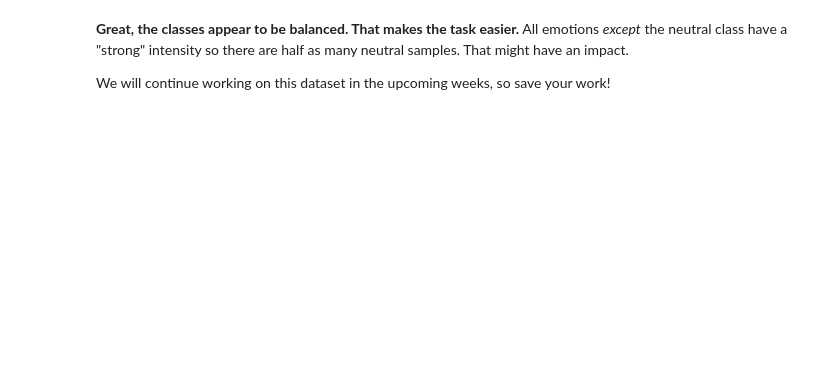
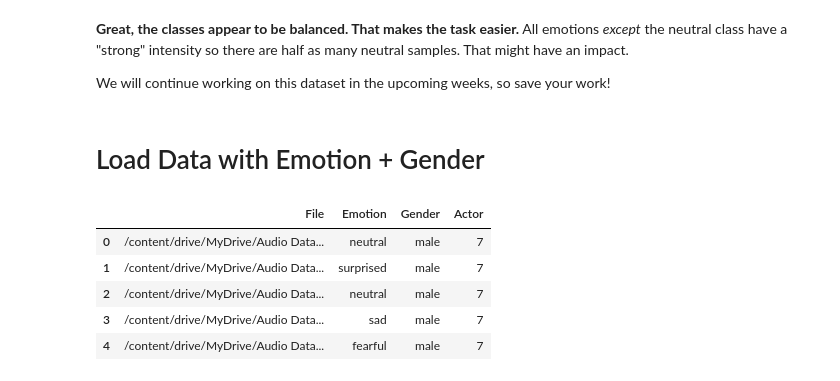
Before and after one commit to jcvancity2022/Week2-DataPreprocessing, a Jupyter notebook: Week 2.ipynb, the cells around one changed output. Drawn from its saved outputs; the diff is of its cells as text; code cells hidden in the pictures; blank space fills up the shorter version.

```diff
--- a/Week 2.ipynb
+++ b/Week 2.ipynb
@@ -731,3 +777,48 @@ plt.show()
 **Great, the classes appear to be balanced. That makes the task easier.** All emotions _except_ the neutral class have a "strong" intensity so there are half as many neutral samples. That might have an impact.
 
 We will continue working on this dataset in the upcoming weeks, so save your work!
+# %% [markdown]
+# Load Data with Emotion + Gender
+# %%
+import os, glob
+import pandas as pd
+
+# Emotion labels
+emotions_dict = {
+    '01': 'neutral',
+    '02': 'calm',
+    '03': 'happy',
+    '04': 'sad',
+    '05': 'angry',
+    '06': 'fearful',
+    '07': 'disgust',
+    '08': 'surprised'
+}
+
+# Collect all files
+file_list = glob.glob("/content/drive/MyDrive/Audio Data/Actor_*/*.wav")
+
+data = []
+for f in file_list:
+    file_name = os.path.basename(f)
+    parts = file_name.split("-")
+    emotion_code = parts[2]
+    emotion = emotions_dict[emotion_code]
+
+    # Actor ID = last part (before .wav)
+    actor = int(parts[-1].split(".")[0])
+
+    # Gender rule: odd = male, even = female
+    gender = "male" if actor % 2 != 0 else "female"
+
+    data.append([f, emotion, gender, actor])
+
+df = pd.DataFrame(data, columns=["File", "Emotion", "Gender", "Actor"])
+df.head()
+# %% [output]
+|  | File | Emotion | Gender | Actor |
+| 0 | /content/drive/MyDrive/Audio Data... | neutral | male | 7 |
+| 1 | /content/drive/MyDrive/Audio Data... | surprised | male | 7 |
+| 2 | /content/drive/MyDrive/Audio Data... | neutral | male | 7 |
+| 3 | /content/drive/MyDrive/Audio Data... | sad | male | 7 |
+| 4 | /content/drive/MyDrive/Audio Data... | fearful | male | 7 |
```
Also changed, not shown: parts of 9 cells of this notebook.
